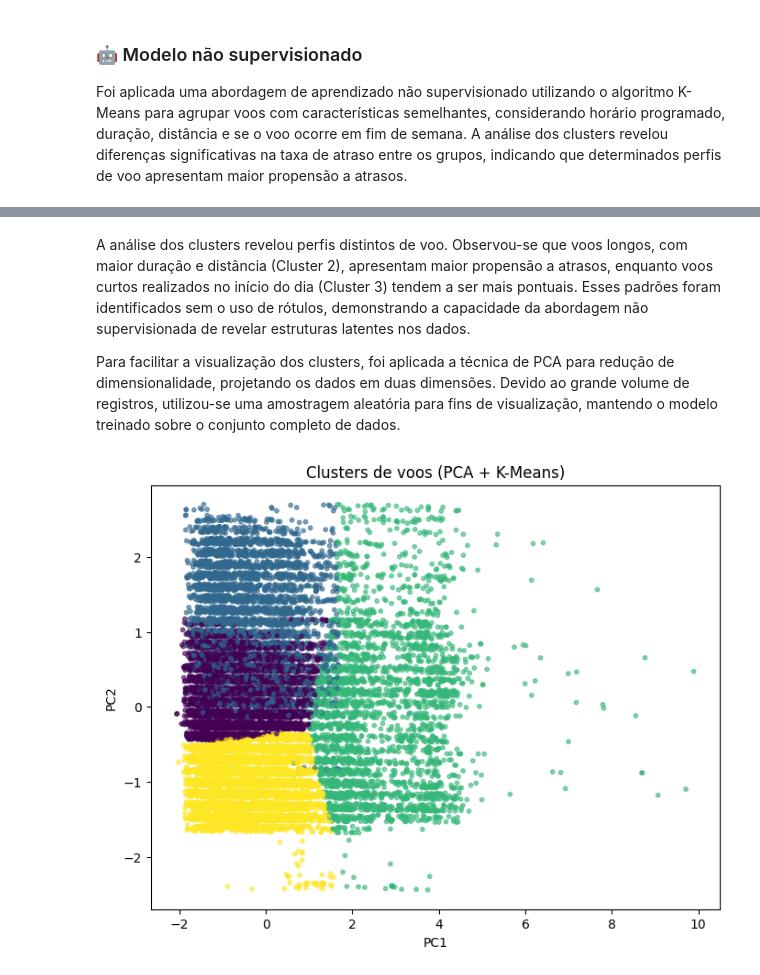
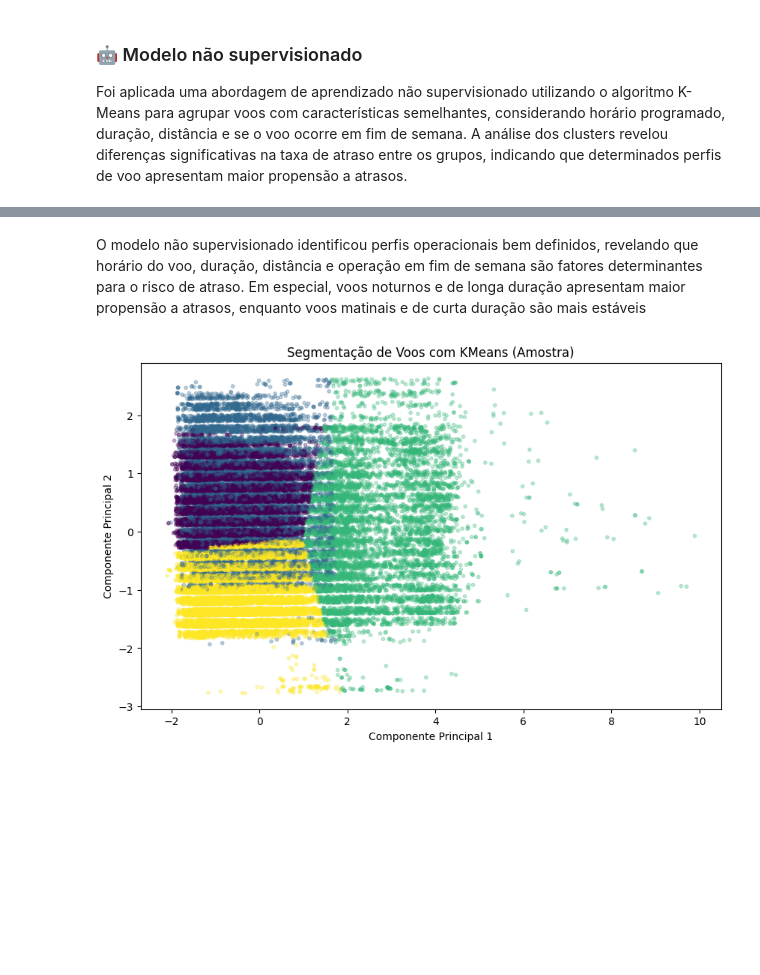
Before and after one commit to anacarolineas/tech-challenge-flights, a Jupyter notebook: analise_atrasos_voos.ipynb, the cells around one changed output, grey strips where cells are left out. Drawn from its saved outputs; the diff is of its cells as text; code cells hidden in the pictures; blank space fills up the shorter version.

Commit message:
feat: add n superv

```diff
--- a/analise_atrasos_voos.ipynb
+++ b/analise_atrasos_voos.ipynb
@@ -433,10 +487,6 @@ df_model_sup = df.copy()
 
 # Tornar ARRIVAL_DELAY numérica
 df_model_sup["DELAYED"] = (df_model_sup["ARRIVAL_DELAY"] > 0).astype(int)
-
-# Remover outras colunas desnecessárias
-df_model_sup = df_model_sup.drop(columns=['FLIGHT_NUMBER', 'DEPARTURE_TIME', 'TAXI_OUT', 'ELAPSED_TIME', 'TAXI_IN',
-    'ARRIVAL_TIME', 'ARRIVAL_DELAY', 'SCHEDULED_ARRIVAL' ])
 
 # Remover voos cancelados e desviados
 df_model_sup = df_model_sup[
@@ -689,33 +885,36 @@ df_cluster.groupby("CLUSTER")[cluster_features].mean()
 # %% [markdown]
-A análise dos clusters revelou perfis distintos de voo. Observou-se que voos longos, com maior duração e distância (Cluster 2), apresentam maior propensão a atrasos, enquanto voos curtos realizados no início do dia (Cluster 3) tendem a ser mais pontuais. Esses padrões foram identificados sem o uso de rótulos, demonstrando a capacidade da abordagem não supervisionada de revelar estruturas latentes nos dados.
-
-Para facilitar a visualização dos clusters, foi aplicada a técnica de PCA para redução de dimensionalidade, projetando os dados em duas dimensões. Devido ao grande volume de registros, utilizou-se uma amostragem aleatória para fins de visualização, mantendo o modelo treinado sobre o conjunto completo de dados.
+O modelo não supervisionado identificou perfis operacionais bem definidos, revelando que horário do voo, duração, distância e operação em fim de semana são fatores determinantes para o risco de atraso.
+Em especial, voos noturnos e de longa duração apresentam maior propensão a atrasos, enquanto voos matinais e de curta duração são mais estáveis
 # %%
-from sklearn.decomposition import PCA
-import matplotlib.pyplot as plt
+# Amostragem apenas para o gráfico
+SAMPLE_SIZE = 50000
 
-pca = PCA(n_components=2, random_state=42)
-X_pca = pca.fit_transform(X_cluster_scaled)
-
-df_plot = df_cluster.copy()
-df_plot["PC1"] = X_pca[:, 0]
-df_plot["PC2"] = X_pca[:, 1]
-
-df_plot_sample = df_plot.sample(20_000, random_state=42)
-
-plt.figure(figsize=(8, 6))
-
-plt.scatter(
-    df_plot_sample["PC1"],
-    df_plot_sample["PC2"],
-    c=df_plot_sample["CLUSTER"],
-    s=10,
-    alpha=0.6
+df_plot = df_cluster.sample(
+    n=SAMPLE_SIZE,
+    random_state=42
 )
 
-plt.xlabel("PC1")
-plt.ylabel("PC2")
-plt.title("Clusters de voos (PCA + K-Means)")
+X_plot = df_plot[cluster_features]
+
+X_plot_scaled = scaler.transform(X_plot)
+
+# PCA somente para visualização
+pca = PCA(n_components=2, random_state=42)
+X_pca = pca.fit_transform(X_plot_scaled)
+
+plt.figure(figsize=(10, 6))
+plt.scatter(
+    X_pca[:, 0],
+    X_pca[:, 1],
+    c=df_plot["CLUSTER"],
+    s=10,
+    alpha=0.3
+)
+
+plt.xlabel("Componente Principal 1")
+plt.ylabel("Componente Principal 2")
+plt.title("Segmentação de Voos com KMeans (Amostra)")
+
 plt.show()
 # %% [output]
-[figure, old version]
+[figure, new version]
```
Also changed, not shown: parts of 31 cells of this notebook.
